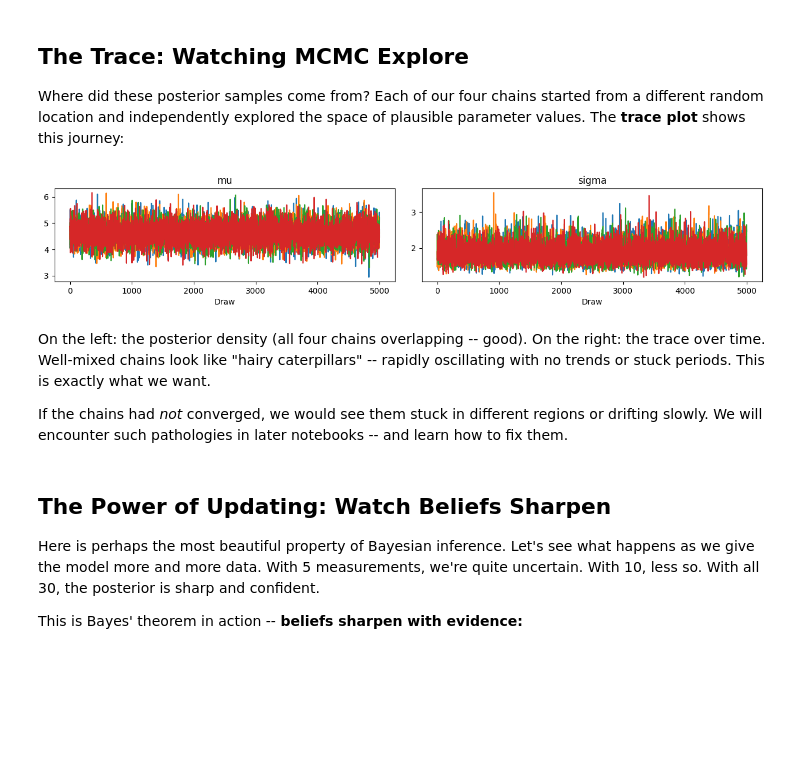
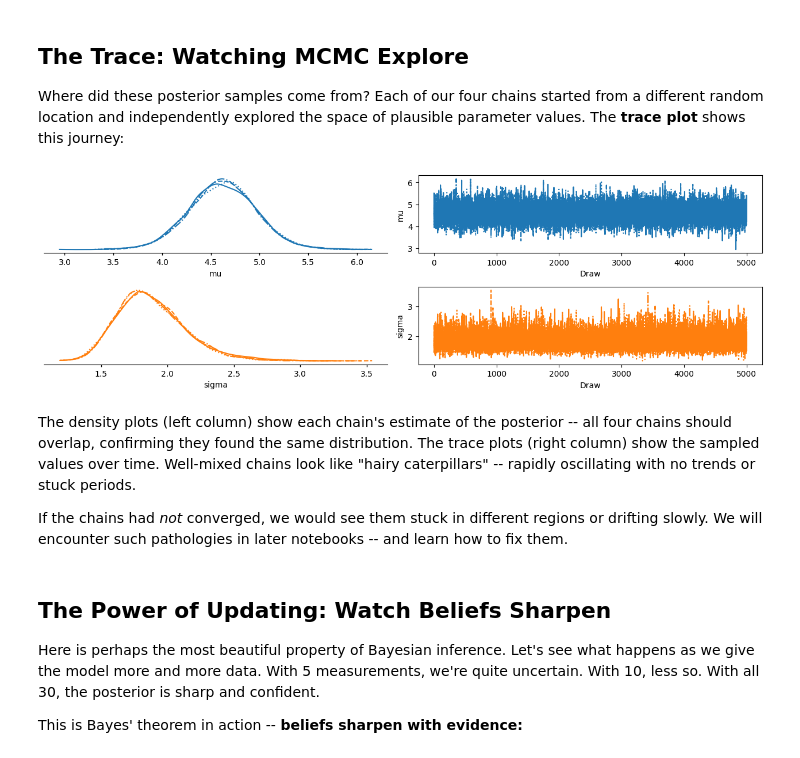
Before and after one commit to michaelnowotny/pyjags, a Jupyter notebook: notebooks/Getting Started.ipynb, the cells around one changed output. Drawn from its saved outputs; the diff is of its cells as text; code cells hidden in the pictures; blank space fills up the shorter version.

```diff
--- a/notebooks/Getting Started.ipynb
+++ b/notebooks/Getting Started.ipynb
@@ -272,16 +272,17 @@ Where did these posterior samples come from? Each of our four chains started
 from a different random location and independently explored the space of
 plausible parameter values. The **trace plot** shows this journey:
 # %%
-az.plot_trace(idata, var_names=["mu", "sigma"])
+az.plot_trace_dist(idata, var_names=["mu", "sigma"])
 plt.tight_layout()
 plt.show()
 # %% [output]
-[figure, old version]
+[figure, new version]
 # %% [markdown]
-On the left: the posterior density (all four chains overlapping -- good).
-On the right: the trace over time. Well-mixed chains look like "hairy
-caterpillars" -- rapidly oscillating with no trends or stuck periods.
-This is exactly what we want.
+The density plots (left column) show each chain's estimate of the
+posterior -- all four chains should overlap, confirming they found the
+same distribution. The trace plots (right column) show the sampled
+values over time. Well-mixed chains look like "hairy caterpillars" --
+rapidly oscillating with no trends or stuck periods.
 
 If the chains had *not* converged, we would see them stuck in different
 regions or drifting slowly. We will encounter such pathologies in later
```
Also changed, not shown: 2 other files.
